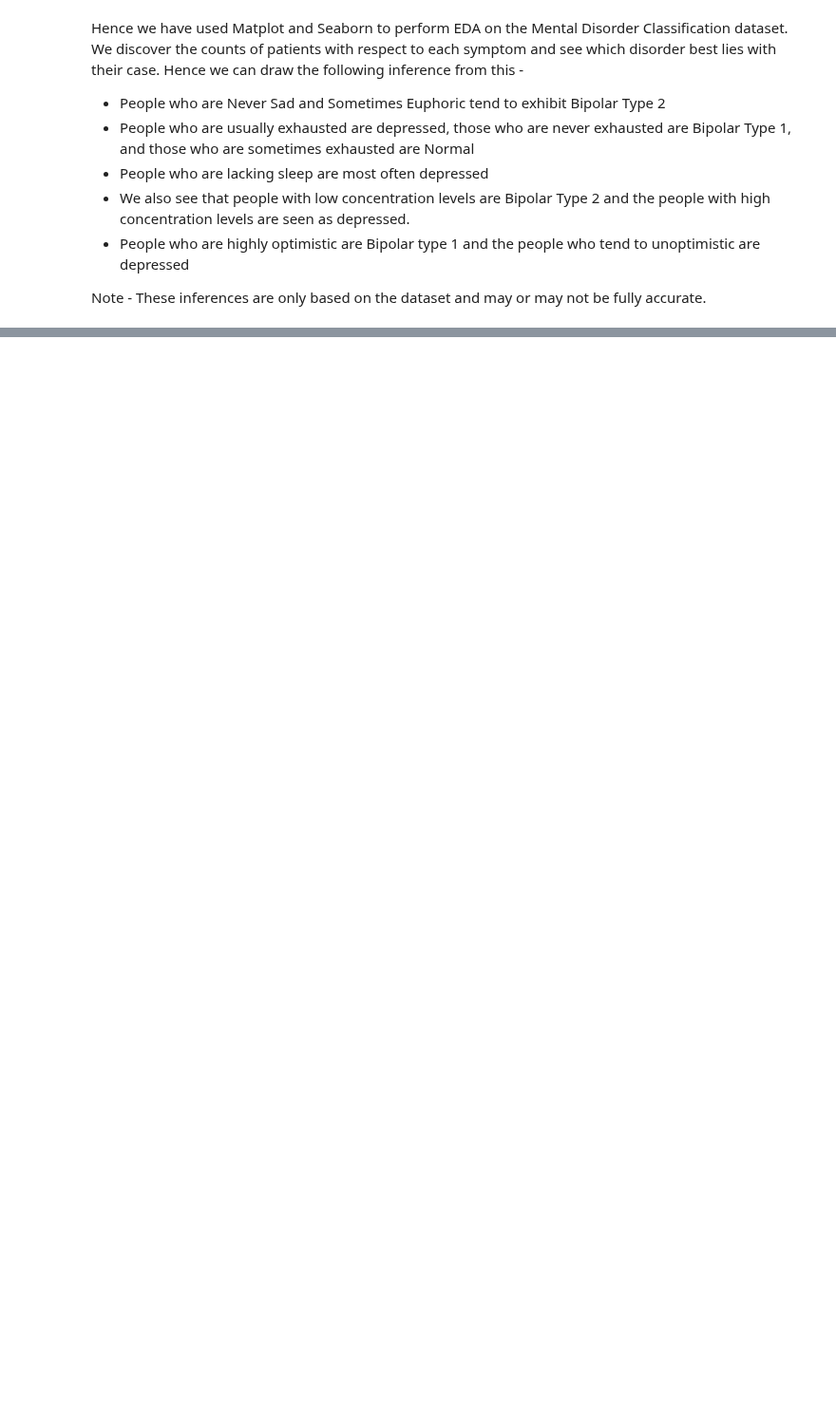
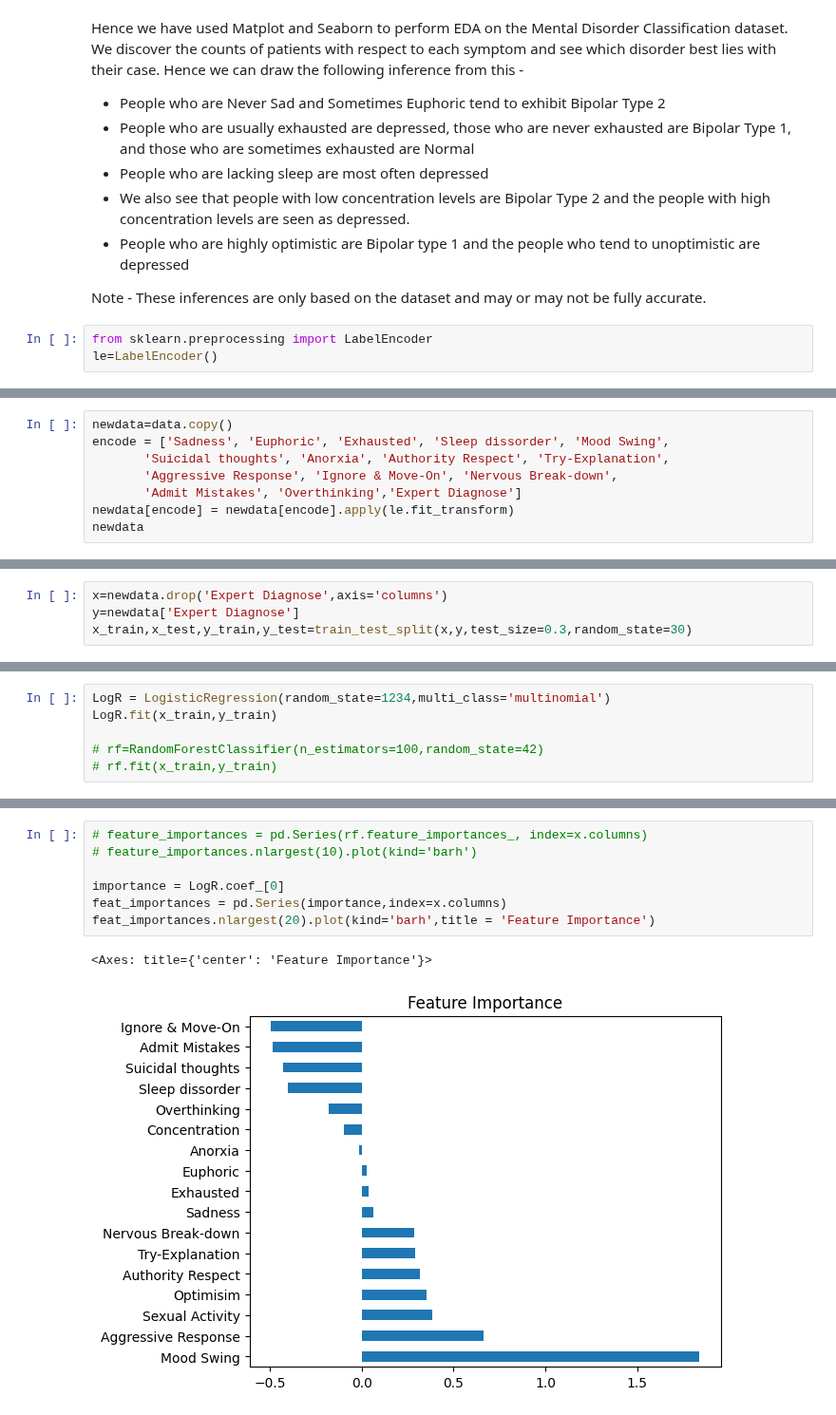
Before and after one commit to manavbillimoria/Mental-Disorder-Classification, a Jupyter notebook: mental_disorder_classification.ipynb, the cells around one changed output, grey strips where cells are left out. Shown at 95% size. Saved outputs shown, nothing was run; the diff lists cells and outputs as text; blank space fills up the shorter version.

```diff
--- a/mental_disorder_classification.ipynb
+++ b/mental_disorder_classification.ipynb
@@ -136,3 +139,6 @@ Hence we can draw the following inference from this -
 * People who are highly optimistic are Bipolar type 1 and the people who tend to unoptimistic are depressed
 
 Note - These inferences are only based on the dataset and may or may not be fully accurate.
+# %%
+from sklearn.preprocessing import LabelEncoder
+le=LabelEncoder()
@@ -138,0 +154,8 @@ Note - These inferences are only based on the dataset and may or may not be full
+# %%
+newdata=data.copy()
+encode = ['Sadness', 'Euphoric', 'Exhausted', 'Sleep dissorder', 'Mood Swing',
+       'Suicidal thoughts', 'Anorxia', 'Authority Respect', 'Try-Explanation',
+       'Aggressive Response', 'Ignore & Move-On', 'Nervous Break-down',
+       'Admit Mistakes', 'Overthinking','Expert Diagnose']
+newdata[encode] = newdata[encode].apply(le.fit_transform)
+newdata
@@ -138,0 +176,4 @@ Note - These inferences are only based on the dataset and may or may not be full
+# %%
+x=newdata.drop('Expert Diagnose',axis='columns')
+y=newdata['Expert Diagnose']
+x_train,x_test,y_train,y_test=train_test_split(x,y,test_size=0.3,random_state=30)
@@ -138,0 +183,6 @@ Note - These inferences are only based on the dataset and may or may not be full
+# %%
+LogR = LogisticRegression(random_state=1234,multi_class='multinomial')
+LogR.fit(x_train,y_train)
+
+# rf=RandomForestClassifier(n_estimators=100,random_state=42)
+# rf.fit(x_train,y_train)
@@ -138,0 +222,10 @@ Note - These inferences are only based on the dataset and may or may not be full
+# %%
+# feature_importances = pd.Series(rf.feature_importances_, index=x.columns)
+# feature_importances.nlargest(10).plot(kind='barh')
+
+importance = LogR.coef_[0]
+feat_importances = pd.Series(importance,index=x.columns)
+feat_importances.nlargest(20).plot(kind='barh',title = 'Feature Importance')
+# %% [output]
+<Axes: title={'center': 'Feature Importance'}>
+[figure, added]
```
Also changed, not shown: parts of 9 cells of this notebook, 1 other file.
